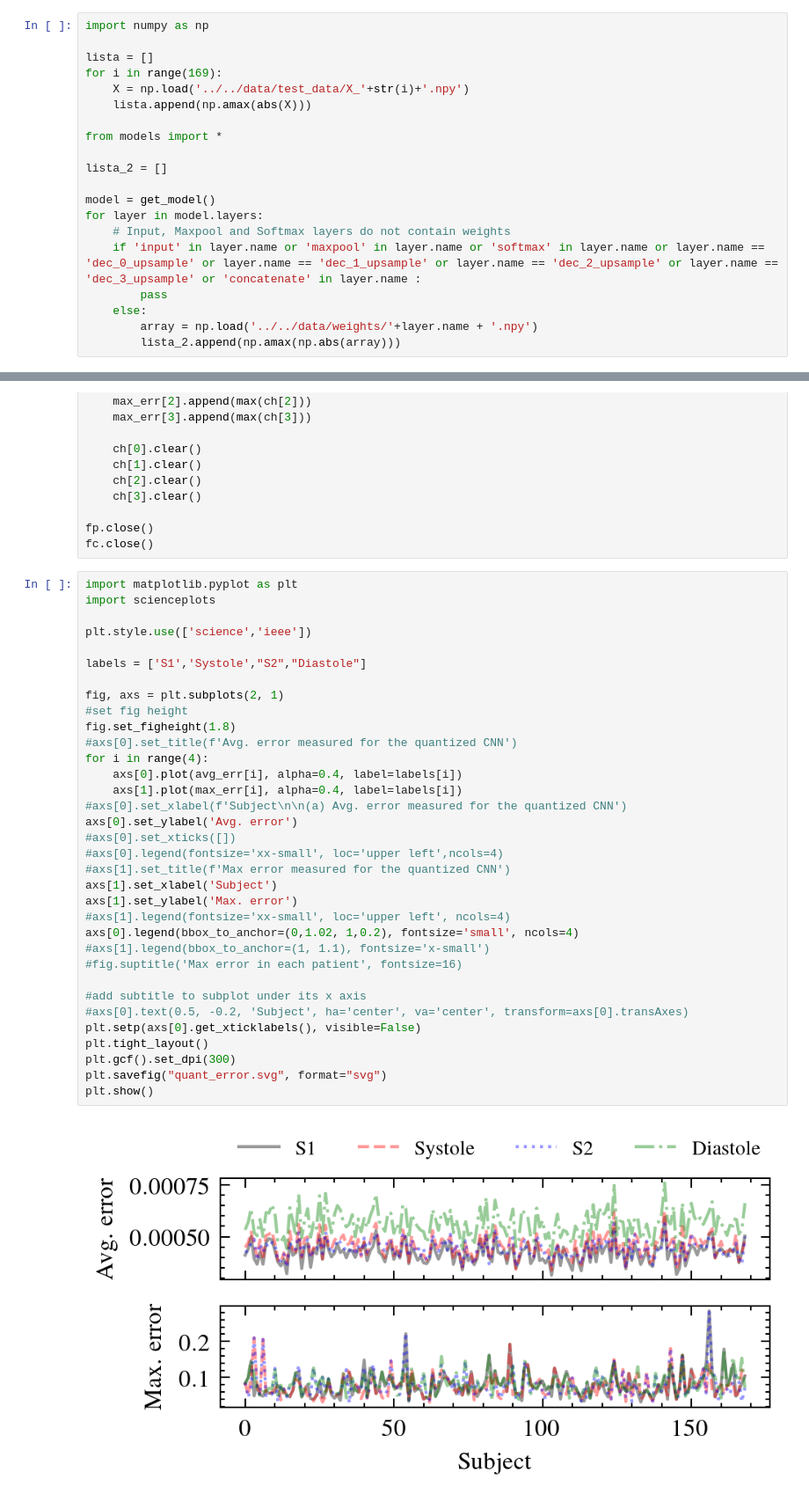
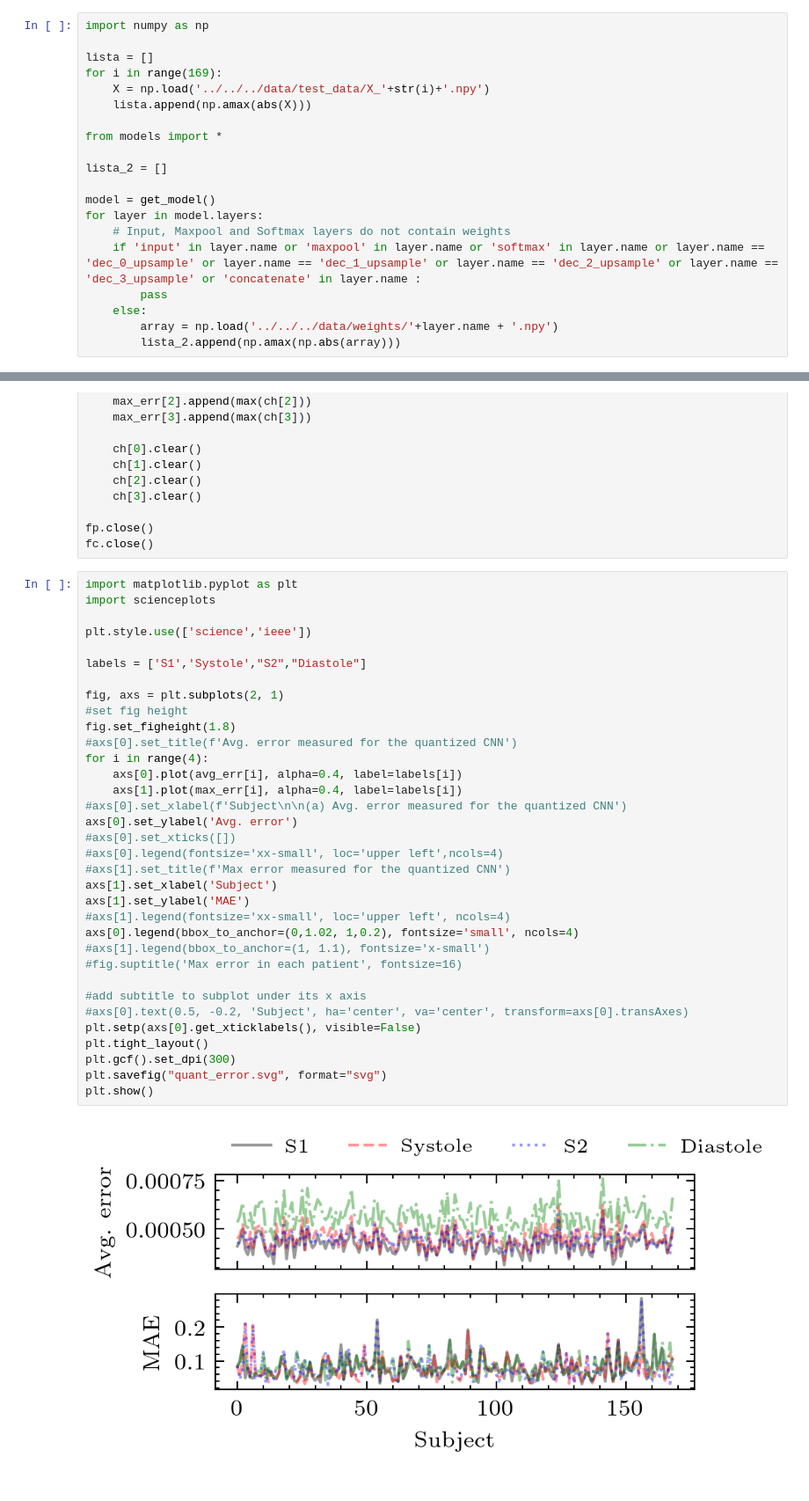
Before and after one commit to domenico-rgs/HSS-on-RiscV, a Jupyter notebook: src/utils/data_analysis/quantization_analysis2.ipynb, the cells around one changed output, grey strips where cells are left out. Shown at 88% size. Cells and saved outputs as stored; diff of their text form.

Commit message:
Update data_analysis plots and results

```diff
--- a/src/utils/data_analysis/quantization_analysis2.ipynb
+++ b/src/utils/data_analysis/quantization_analysis2.ipynb
@@ -3,7 +3,7 @@ import numpy as np
 
 lista = []
 for i in range(169):
-    X = np.load('../../data/test_data/X_'+str(i)+'.npy')
+    X = np.load('../../../data/test_data/X_'+str(i)+'.npy')
     lista.append(np.amax(abs(X)))
 
 from models import *
@@ -16,7 +16,7 @@ for layer in model.layers:
     if 'input' in layer.name or 'maxpool' in layer.name or 'softmax' in layer.name or layer.name == 'dec_0_upsample' or layer.name == 'dec_1_upsample' or layer.name == 'dec_2_upsample' or layer.name == 'dec_3_upsample' or 'concatenate' in layer.name :
         pass
     else:
-        array = np.load('../../data/weights/'+layer.name + '.npy')
+        array = np.load('../../../data/weights/'+layer.name + '.npy')
         lista_2.append(np.amax(np.abs(array)))
 # %%
 import matplotlib.pyplot as plt
@@ -88,32 +88,32 @@ import scienceplots
 plt.style.use(['science','ieee'])
 
 labels = ['S1','Systole',"S2","Diastole"]
 
 fig, axs = plt.subplots(2, 1)
 #set fig height
 fig.set_figheight(1.8)
 #axs[0].set_title(f'Avg. error measured for the quantized CNN')
 for i in range(4):
     axs[0].plot(avg_err[i], alpha=0.4, label=labels[i])
     axs[1].plot(max_err[i], alpha=0.4, label=labels[i])
 #axs[0].set_xlabel(f'Subject\n\n(a) Avg. error measured for the quantized CNN')
 axs[0].set_ylabel('Avg. error')
 #axs[0].set_xticks([])
 #axs[0].legend(fontsize='xx-small', loc='upper left',ncols=4)
 #axs[1].set_title(f'Max error measured for the quantized CNN')
 axs[1].set_xlabel('Subject')
-axs[1].set_ylabel('Max. error')
+axs[1].set_ylabel('MAE')
 #axs[1].legend(fontsize='xx-small', loc='upper left', ncols=4)
 axs[0].legend(bbox_to_anchor=(0,1.02, 1,0.2), fontsize='small', ncols=4)
 #axs[1].legend(bbox_to_anchor=(1, 1.1), fontsize='x-small')
 #fig.suptitle('Max error in each patient', fontsize=16)
 
 #add subtitle to subplot under its x axis
 #axs[0].text(0.5, -0.2, 'Subject', ha='center', va='center', transform=axs[0].transAxes)
 plt.setp(axs[0].get_xticklabels(), visible=False)
 plt.tight_layout()
 plt.gcf().set_dpi(300)
 plt.savefig("quant_error.svg", format="svg")
 plt.show()
 # %% [output]
-[figure, old version]
+[figure, new version]
```
Also changed, not shown: parts of 3 cells of this notebook, 4 other files.
